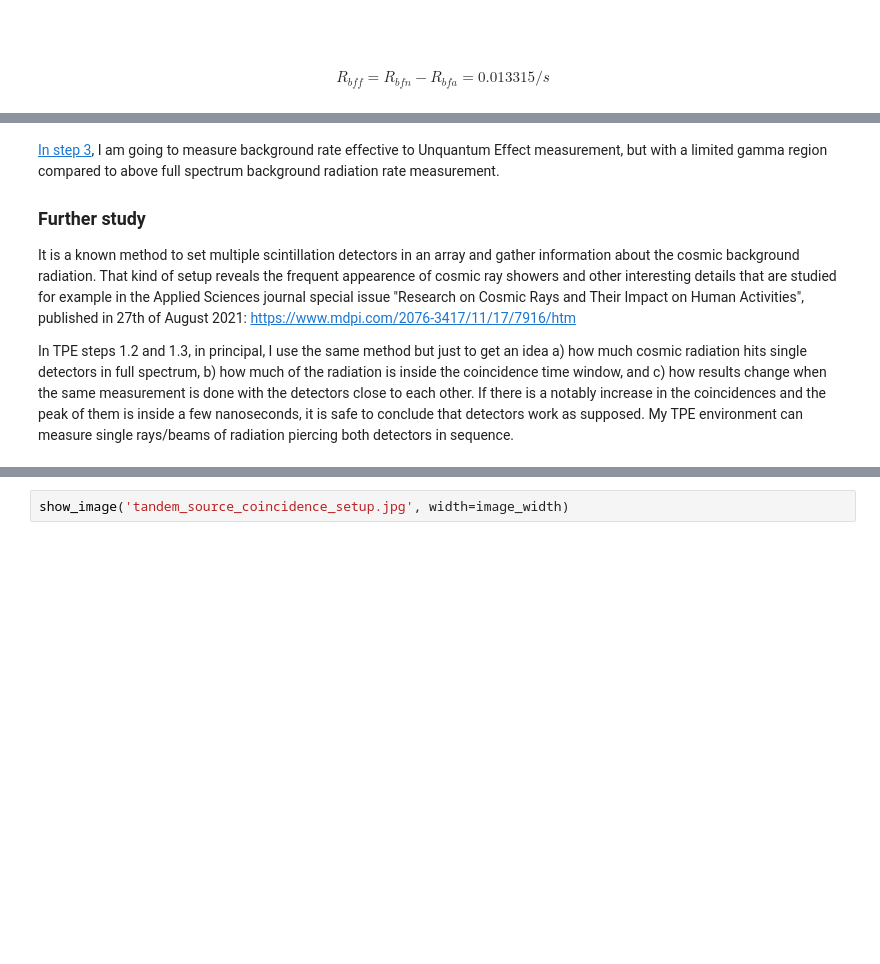
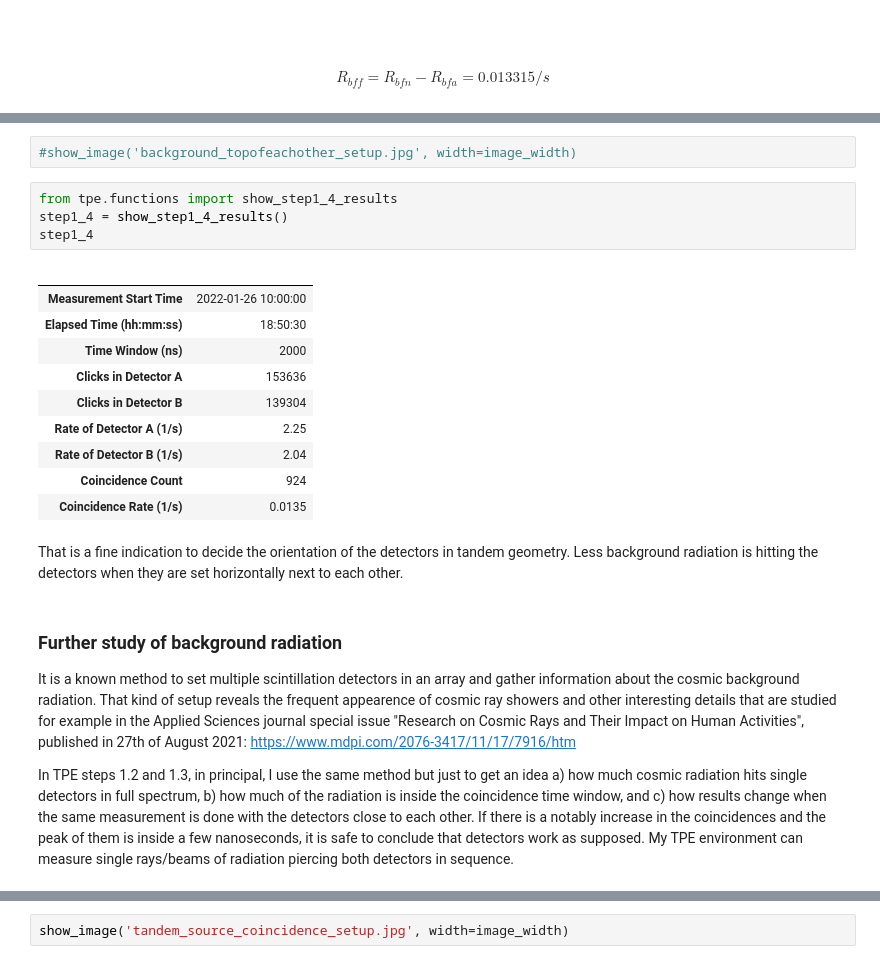
Before and after one commit to markomanninen/tandempiercerexperiment, a Jupyter notebook: report_template/report_template.ipynb, the cells around one changed output, grey strips where cells are left out. Cells and saved outputs as stored; diff of their text form; blank space fills up the shorter version.

Commit message:
major update to template
new styles and usage of helper functions, lots of text descriptions

```diff
--- a/report_template/report_template.ipynb
+++ b/report_template/report_template.ipynb
@@ -291,7 +304,25 @@ R_{bff} = R_{bfn} - R_{bfa} = 0.013315/s
+# %%
+#show_image('background_topofeachother_setup.jpg', width=image_width)
+# %%
+from tpe.functions import show_step1_4_results
+step1_4 = show_step1_4_results()
+step1_4
+# %% [output]
+|  |  |
+|  |  |
+| Measurement Start Time | 2022-01-26 10:00:00 |
+| Elapsed Time (hh:mm:ss) | 18:50:30 |
+| Time Window (ns) | 2000 |
+| Clicks in Detector A | 153636 |
+| Clicks in Detector B | 139304 |
+| Rate of Detector A (1/s) | 2.25 |
+| Rate of Detector B (1/s) | 2.04 |
+| Coincidence Count | 924 |
+| Coincidence Rate (1/s) | 0.0135 |
+# %% [markdown]
+That is a fine indication to decide the orientation of the detectors in tandem geometry. Less background radiation is hitting the detectors when they are set horizontally next to each other.
 # %% [markdown]
-[In step 3](#Step-3---Measure-background-coincidence-rate), I am going to measure background rate effective to Unquantum Effect measurement, but with a limited gamma region compared to above full spectrum background radiation rate measurement.
-
-### Further study
+### Further study of background radiation
 
 It is a known method to set multiple scintillation detectors in an array and gather information about the cosmic background radiation. That kind of setup reveals the frequent appearence of cosmic ray showers and other interesting details that are studied for example in the Applied Sciences journal special issue "Research on Cosmic Rays and Their Impact on Human Activities", published in 27th of August 2021: https://www.mdpi.com/2076-3417/11/17/7916/htm
 
```
Also changed, not shown: parts of 48 cells of this notebook.
